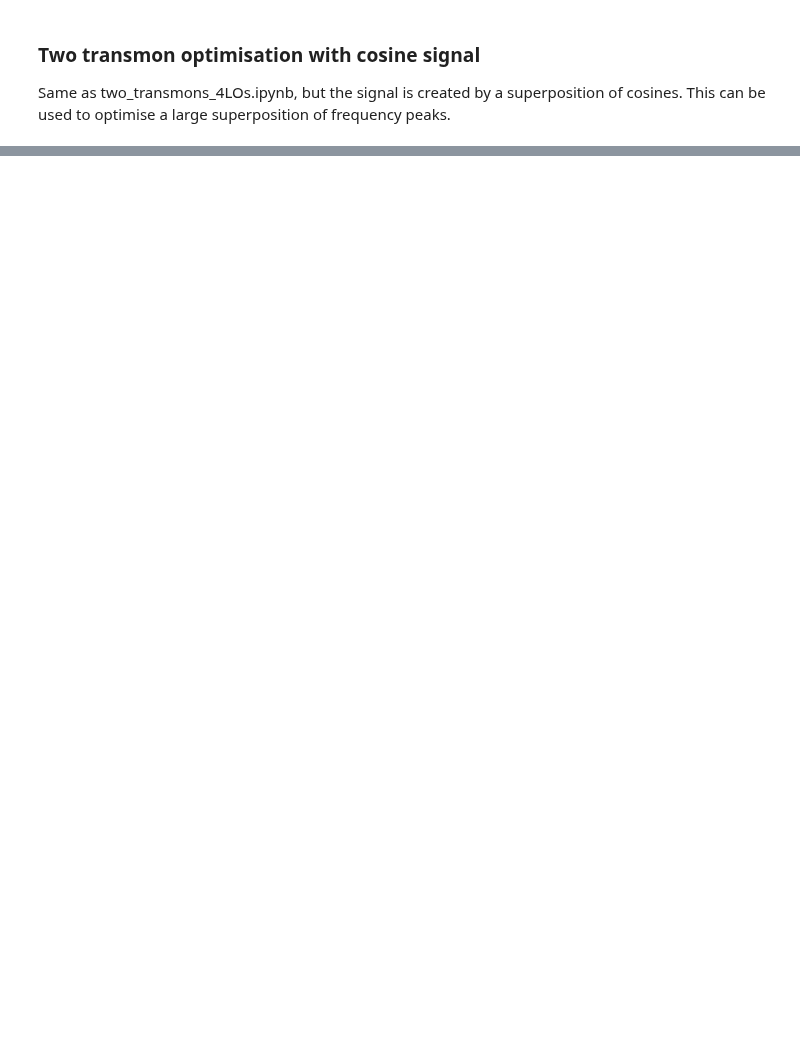
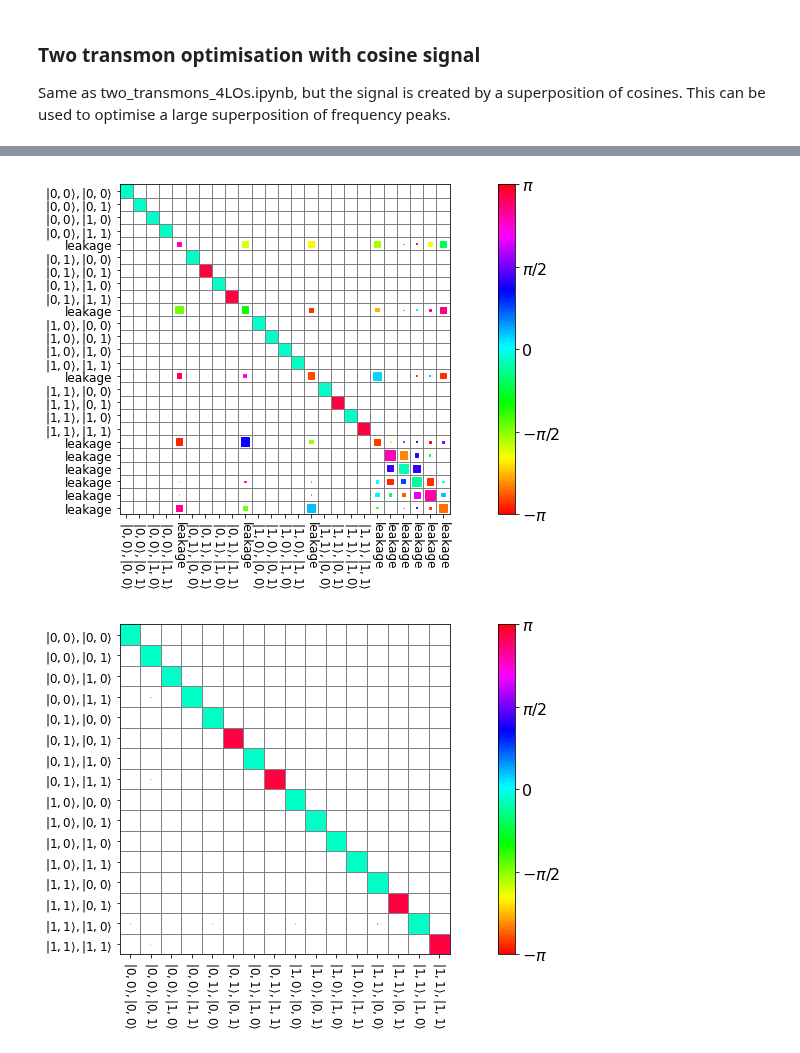
Before and after one commit to alex-simm/c3, a Jupyter notebook: two_transmons_sinus.ipynb, the cells around one changed output, grey strips where cells are left out. Drawn from its saved outputs; the diff is of its cells as text; code cells hidden in the pictures; blank space fills up the shorter version.

Commit message:
updated input methods in sinus notebook

```diff
--- a/two_transmons_sinus.ipynb
+++ b/two_transmons_sinus.ipynb
@@ -58,12 +63,12 @@ output = DataOutput(output_dir, file_suffix='before')
 # general settings
 numPWCPieces = 60
 usePWC = False
-useDRAG = True
-t_final = 1000e-9 #1e-11
+useDRAG = False
+t_final = 500e-9 #1e-11
 sim_res = 20e9 #1000e9
 awg_res = numPWCPieces / t_final if usePWC else 50e9 #1000e9
 isDressed = True
-useFR = True
+useFR = False
 
 ALGORITHM_LBFGS = 0
 ALGORITHM_LBFGS_GRAD_FREE = 1
@@ -78,13 +83,13 @@ selected_algorithms = [
 if INPUT_FILE is None:
     #INPUT_FILE = "./optimised_params/CCCX_1110-1111_200ns_full.json"
     #INPUT_FILE = "./optimised_params/fourier basis 5 levels/100 freqs/unity.json"
-    INPUT_FILE = "./optimised_params/fourier basis 5 levels, 500ns, RF/200 freqs/CNOT.json"
+    INPUT_FILE = "./optimised_params/fourier basis 5 levels, 500ns/90 freqs/CZ.json"
 #IDEAL_GATE, IDEAL_GATE_NAME = np.eye(16), "unity"
 #IDEAL_GATE, IDEAL_GATE_NAME = custom_gates.GATE_CNOT_t1q2_t2q2, "cnot_t1q2_t2q2"
-IDEAL_GATE, IDEAL_GATE_NAME = custom_gates.GATE_iCNOT_t1q2_t2q2, "icnot_t1q2_t2q2"
+#IDEAL_GATE, IDEAL_GATE_NAME = custom_gates.GATE_iCNOT_t1q2_t2q2, "icnot_t1q2_t2q2"
 #IDEAL_GATE, IDEAL_GATE_NAME = custom_gates.GATE_iSWAP_t1q2_t2q2, "iswap_t1q2_t2q2"
 #IDEAL_GATE, IDEAL_GATE_NAME = custom_gates.GATE_SQRTiSWAP_t1q2_t2q2, "sqrtiswap_t1q2_t2q2"
-#IDEAL_GATE, IDEAL_GATE_NAME = custom_gates.GATE_CZ_t1q2_t2q2, "cz_t1_t2"
+IDEAL_GATE, IDEAL_GATE_NAME = custom_gates.GATE_CZ_t1q2_t2q2, "cz_t1_t2"
 #IDEAL_GATE, IDEAL_GATE_NAME = custom_gates.GATE_UNIVERSAL_ENTANGLER, "universal_entangler"
 #IDEAL_GATE, IDEAL_GATE_NAME = custom_gates.GATE_4QUBIT_1110_1111, "cccnot_1110"
 
@@ -100,7 +105,7 @@ OPTIMISE_FREQUENCIES = True
 if FREQS is not None:
     NUM_PEAKS = FREQS
 else:
-    NUM_PEAKS = (-1, -1)
+    NUM_PEAKS = (80, 80)
 #NUM_PEAKS = (-1, -1)
 INCLUDED_INDICES = (None, None)
 #INCLUDED_INDICES = (np.array([1,2,3,4,5,6,7,8,9,10,11,12]), None)
@@ -108,7 +113,6 @@ INCLUDED_INDICES = (None, None)
 #SPECTRAL_RANGE = (0.1e9, 5.5e9)
 #SPECTRAL_RANGE = (2.5e9, 5.5e9)
 SPECTRAL_RANGE = (-1, -1)
-SELECTED_INDEX = (-1, -1)
 
 OPTIMISABLE_DRIVES = [0, 1]
 # %%
@@ -456,19 +493,16 @@ carriersForDrive = {d.name: [] for d in drives}
 #selectedAmps = 0.1 * np.ones_like(selectedFreqs)
 #selectedPhases = np.ones_like(selectedFreqs)
 #print(selectedFreqs)
-for idx in [0, 1]:
-    #N = len(selectedFreqsMap[drives[idx].name])
-    selectedFreqs = selectedFreqsMap[drives[idx].name]#.get_value()
-    selectedAmps = selectedAmpsMap[drives[idx].name]#.get_value()
-    selectedPhases = selectedPhasesMap[drives[idx].name]#.get_value()
-    N = len(selectedFreqs)
+for idx in []:
+    data = spectrum[drives[idx].name]
+    N = len(data.frequencies)
     #ampFactor = [4.0 / N * 1e-9] * 2
     #print(f"drive{idx}: ", selectedPeaks, ampFactor * selectedAmps)
 
     env = createSinePulse(
-        frequencies=selectedFreqs,
-        amplitudes=selectedAmps,
-        phases=selectedPhases,
+        frequencies=data.frequencies,
+        amplitudes=data.amplitudes,
+        phases=data.phases,
         t_final=pulse_t_final[idx],
         amp=pulse_amps[idx],
         delta=pulse_deltas[idx],
@@ -509,7 +543,7 @@ for idx in [0, 1]:
     carriers.append(carrier)
     carriersForDrive[drives[idx].name].append(carrier)
 
-for idx in []:
+for idx in [0, 1]:
     driveName = drives[idx].name
     stored_params_d = stored_params["drive_channels"][driveName]
     env: pulse.Envelope = copy.deepcopy(stored_params_d[f"envelope_{driveName}"])
@@ -570,6 +608,7 @@ exp = Exp(pmap=parameter_map, sim_res=sim_res)
 exp.set_opt_gates([gate.get_key()])
 
 unitaries = exp.compute_propagators()
-printPropagator(exp, gate, level_labels_with_leakage, output)
+printPropagator(exp, gate, level_labels_with_leakage, level_labels, output)
 #printAllSignals(exp, qubits[0], output, directory="devices_before")
 #printAllSignals(exp, qubits[1], output, directory="devices_before")
+# %% [output]
@@ -576,2 +620,4 @@ printPropagator(exp, gate, level_labels_with_leakage, output)
+[figure, added]
+[figure, added]
 # %%
 # Obtain all energies and transitions
```
Also changed, not shown: parts of 14 cells of this notebook, 1 other file.
